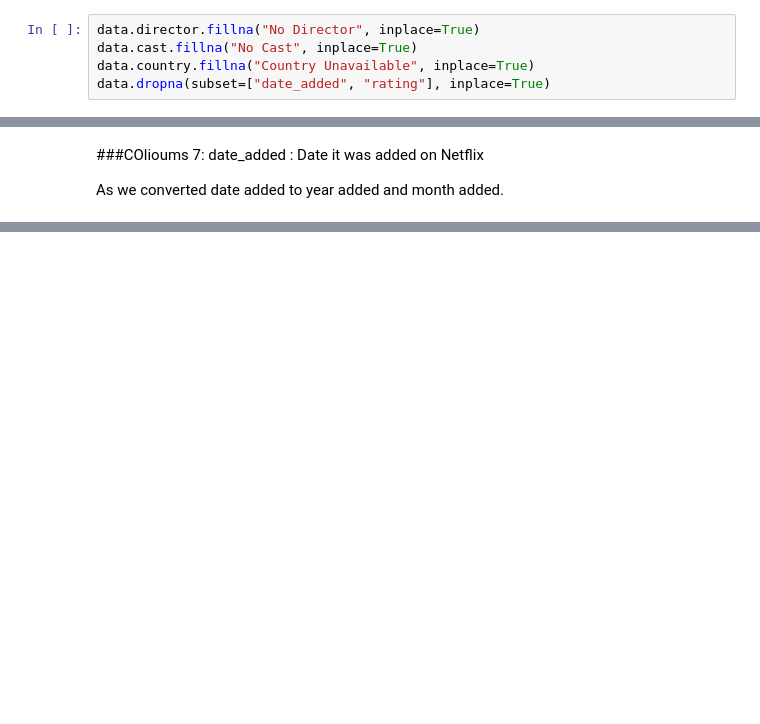
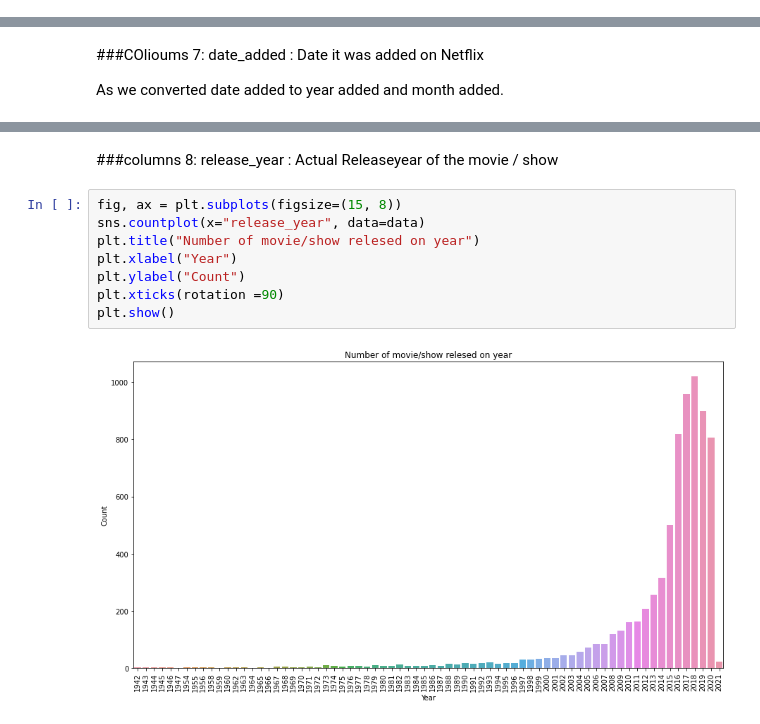
Before and after one commit to pranay2310/NETFLIX-MOVIES-AND-TV-SHOWS-CLUSTERING, a Jupyter notebook: NETFLIX_MOVIES_AND_TV_SHOWS_CLUSTERING.ipynb, the cells around one changed output, grey strips where cells are left out. Cells and saved outputs as stored; diff of their text form; blank space fills up the shorter version.

```diff
--- a/NETFLIX_MOVIES_AND_TV_SHOWS_CLUSTERING.ipynb
+++ b/NETFLIX_MOVIES_AND_TV_SHOWS_CLUSTERING.ipynb
@@ -334,8 +334,3 @@ plt.ylabel("Count")
 plt.show()
 # %% [output]
 [figure]
-# %%
-data.director.fillna("No Director", inplace=True)
-data.cast.fillna("No Cast", inplace=True)
-data.country.fillna("Country Unavailable", inplace=True)
-data.dropna(subset=["date_added", "rating"], inplace=True)
@@ -456,0 +376,12 @@ plt.show()
+# %% [markdown]
+###columns 8: release_year : Actual Releaseyear of the movie / show
+# %%
+fig, ax = plt.subplots(figsize=(15, 8))
+sns.countplot(x="release_year", data=data)
+plt.title("Number of movie/show relesed on year")
+plt.xlabel("Year")
+plt.ylabel("Count")
+plt.xticks(rotation =90)
+plt.show()
+# %% [output]
+[figure, added]
```
Also changed, not shown: parts of 65 cells of this notebook.
